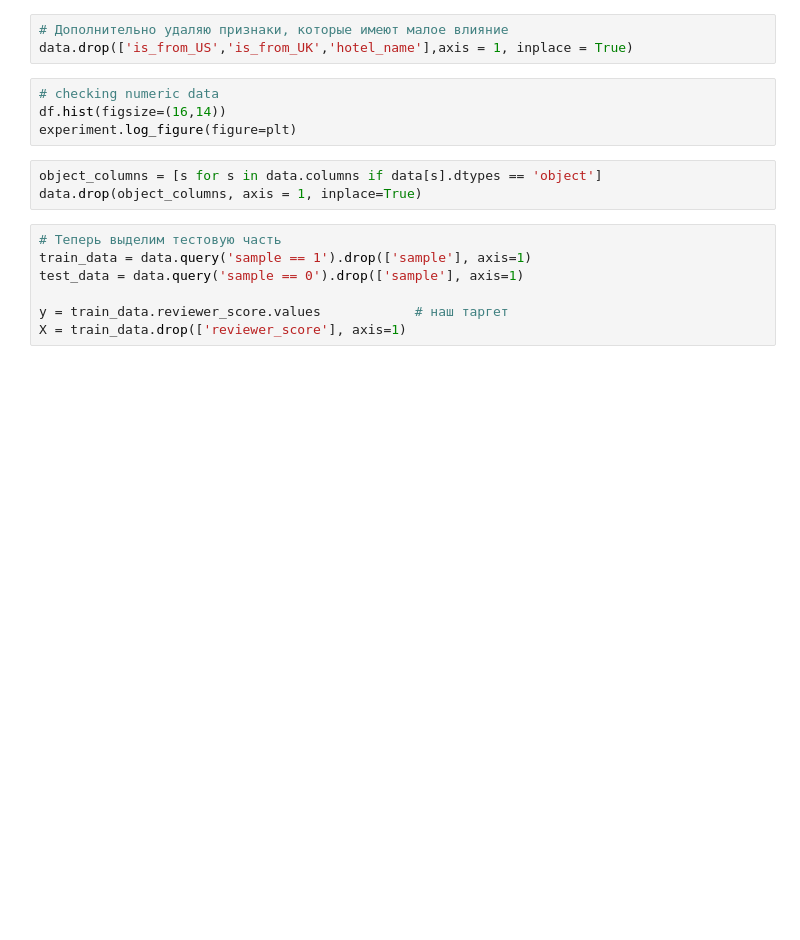
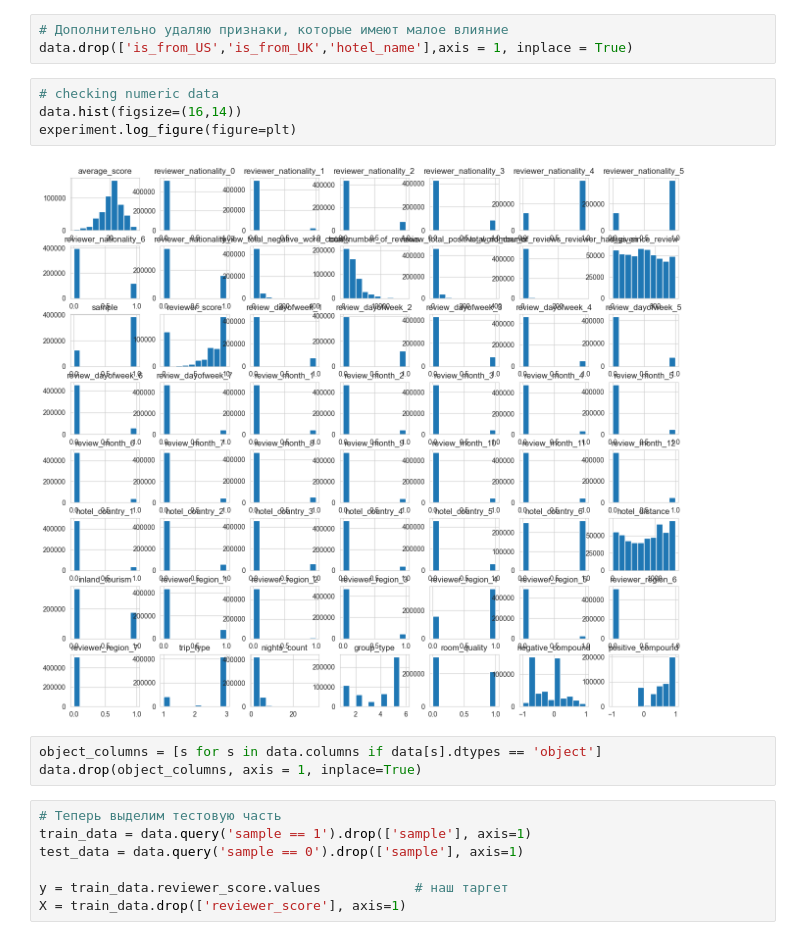
Before and after one commit to fandox/DataScience, a Jupyter notebook: Projects/Project3/projet3_v2.ipynb, the cells around one changed output. Drawn from its saved outputs; the diff is of its cells as text; blank space fills up the shorter version.

```diff
--- a/Projects/Project3/projet3_v2.ipynb
+++ b/Projects/Project3/projet3_v2.ipynb
@@ -1225,8 +1450,10 @@ data.info()
 data.drop(['is_from_US','is_from_UK','hotel_name'],axis = 1, inplace = True)
 # %%
 # checking numeric data
-df.hist(figsize=(16,14))
+data.hist(figsize=(16,14))
 experiment.log_figure(figure=plt)
+# %% [output]
+[figure, added]
 # %%
 object_columns = [s for s in data.columns if data[s].dtypes == 'object']
 data.drop(object_columns, axis = 1, inplace=True)
```
Also changed, not shown: parts of 44 cells of this notebook.
